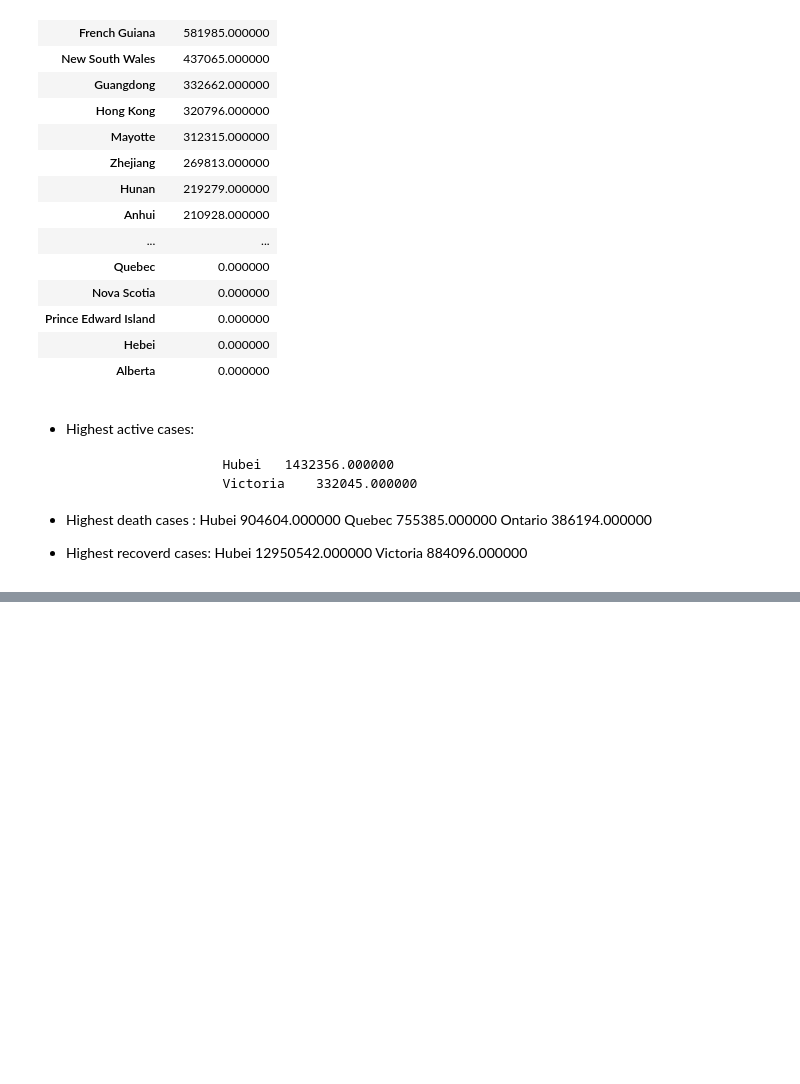
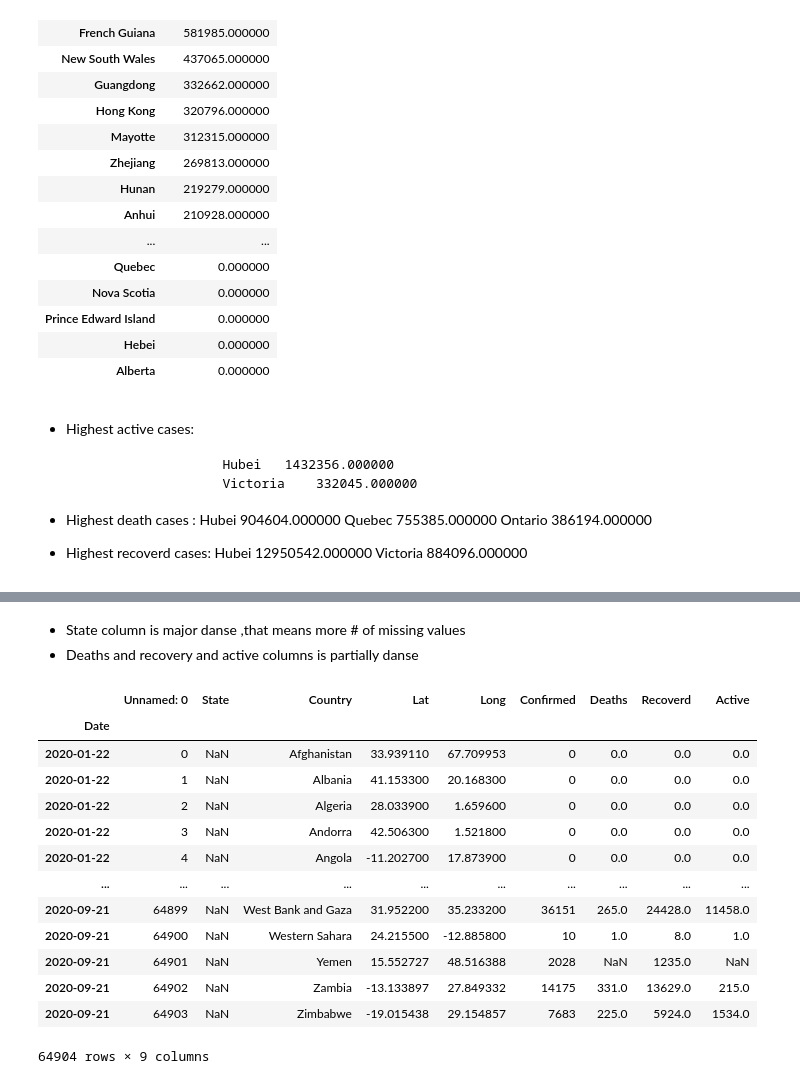
Before and after one commit to KrishnaDesai16/Covid19CovidPrediction-, a Jupyter notebook: Covid19Prediction.ipynb, the cells around one changed output, grey strips where cells are left out. Drawn from its saved outputs; the diff is of its cells as text; code cells hidden in the pictures; blank space fills up the shorter version.

```diff
--- a/Covid19Prediction.ipynb
+++ b/Covid19Prediction.ipynb
@@ -333,0 +331,20 @@ total_recoverd_cases.style.background_gradient(cmap='Reds')
+# %% [markdown]
+- State column is major danse ,that means more # of missing values
+- Deaths and recovery and active columns is partially danse
+# %%
+Data.set_index('Date')
+# %% [output]
+|  | Unnamed: 0 | State | Country | Lat | Long | Confirmed | Deaths | Recoverd | Active |
+| Date |  |  |  |  |  |  |  |  |  |
+| 2020-01-22 | 0 | NaN | Afghanistan | 33.939110 | 67.709953 | 0 | 0.0 | 0.0 | 0.0 |
+| 2020-01-22 | 1 | NaN | Albania | 41.153300 | 20.168300 | 0 | 0.0 | 0.0 | 0.0 |
+| 2020-01-22 | 2 | NaN | Algeria | 28.033900 | 1.659600 | 0 | 0.0 | 0.0 | 0.0 |
+| 2020-01-22 | 3 | NaN | Andorra | 42.506300 | 1.521800 | 0 | 0.0 | 0.0 | 0.0 |
+| 2020-01-22 | 4 | NaN | Angola | -11.202700 | 17.873900 | 0 | 0.0 | 0.0 | 0.0 |
+| ... | ... | ... | ... | ... | ... | ... | ... | ... | ... |
+| 2020-09-21 | 64899 | NaN | West Bank and Gaza | 31.952200 | 35.233200 | 36151 | 265.0 | 24428.0 | 11458.0 |
+| 2020-09-21 | 64900 | NaN | Western Sahara | 24.215500 | -12.885800 | 10 | 1.0 | 8.0 | 1.0 |
+| 2020-09-21 | 64901 | NaN | Yemen | 15.552727 | 48.516388 | 2028 | NaN | 1235.0 | NaN |
+| 2020-09-21 | 64902 | NaN | Zambia | -13.133897 | 27.849332 | 14175 | 331.0 | 13629.0 | 215.0 |
+| 2020-09-21 | 64903 | NaN | Zimbabwe | -19.015438 | 29.154857 | 7683 | 225.0 | 5924.0 | 1534.0 |
+64904 rows × 9 columns
```
Also changed, not shown: parts of 7 cells of this notebook.
